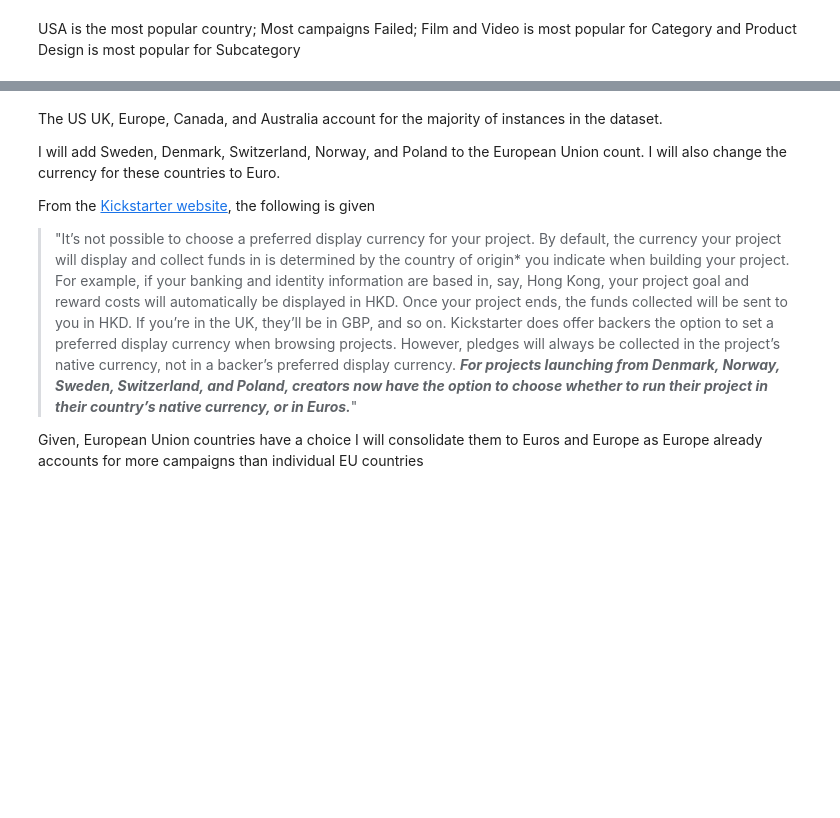
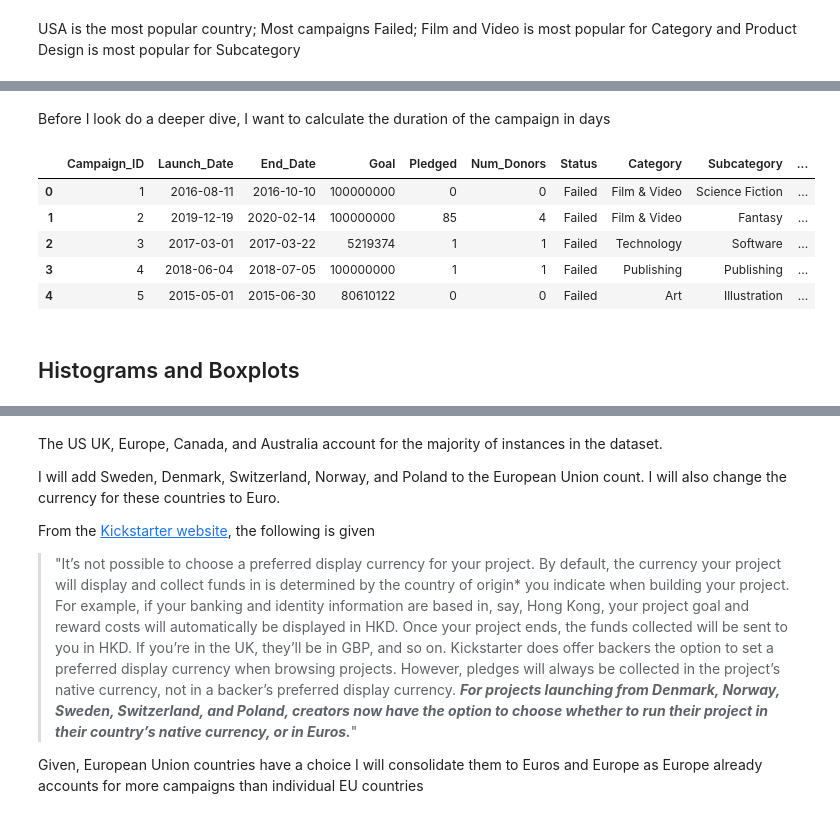
Before and after one commit to SBangarh/Kickstarter_Analysis, a Jupyter notebook: exploratory_analysis.ipynb, the cells around one changed output, grey strips where cells are left out. Cells and saved outputs as stored; diff of their text form; code cells hidden in the pictures; blank space fills up the shorter version.

```diff
--- a/exploratory_analysis.ipynb
+++ b/exploratory_analysis.ipynb
@@ -357,17 +259,0 @@ data['Campaign_Country'] = data[['Project_Country', 'Month', 'Year']].apply(lamb
-# %%
-# get all campaigns per month and Year
-campaign_all = data.groupby(['Month', 'Year']).size()
-
-#rename column
-campaign_all = campaign_all.rename('Campaign_All')
-
-#reset index
-campaign_all = campaign_all.reset_index()
-
-#map to original dataframe
-
-# Create a dictionary from the campaigns data frame, using the common columns as the key and the Campaigns column as the value
-campaigns_dict = dict(zip(campaign_all[['Month', 'Year']].itertuples(index=False, name=None), campaign_all['Campaign_All']))
-
-# Map the dictionary to the data data frame, using the same common columns as the key
-data['Campaign_All'] = data[['Month', 'Year']].apply(lambda x: campaigns_dict.get(tuple(x)), axis=1)
@@ -495,0 +260,19 @@ graph_counts(country_count, 'Project_Country', 'Count',  figsize=(14, 10))
+# %% [markdown]
+Before I look do a deeper dive, I want to calculate the duration of the campaign in days
+# %%
+#new feature called Duration
+data['Launch_Date'] = pd.to_datetime(data['Launch_Date']) #convert to dt
+data['End_Date'] = pd.to_datetime(data['End_Date']) #convert to dt
+
+#calc Duration
+data['Duration (Days)'] = (data['End_Date'] - data['Launch_Date']).dt.days
+data.head()
+# %% [output]
+|  | Campaign_ID | Launch_Date | End_Date | Goal | Pledged | Num_Donors | Status | Category | Subcategory | ... |
+| 0 | 1 | 2016-08-11 | 2016-10-10 | 100000000 | 0 | 0 | Failed | Film & Video | Science Fiction | ... |
+| 1 | 2 | 2019-12-19 | 2020-02-14 | 100000000 | 85 | 4 | Failed | Film & Video | Fantasy | ... |
+| 2 | 3 | 2017-03-01 | 2017-03-22 | 5219374 | 1 | 1 | Failed | Technology | Software | ... |
+| 3 | 4 | 2018-06-04 | 2018-07-05 | 100000000 | 1 | 1 | Failed | Publishing | Publishing | ... |
+| 4 | 5 | 2015-05-01 | 2015-06-30 | 80610122 | 0 | 0 | Failed | Art | Illustration | ... |
+# %% [markdown]
+## Histograms and Boxplots
```
Also changed, not shown: parts of 87 cells of this notebook.
